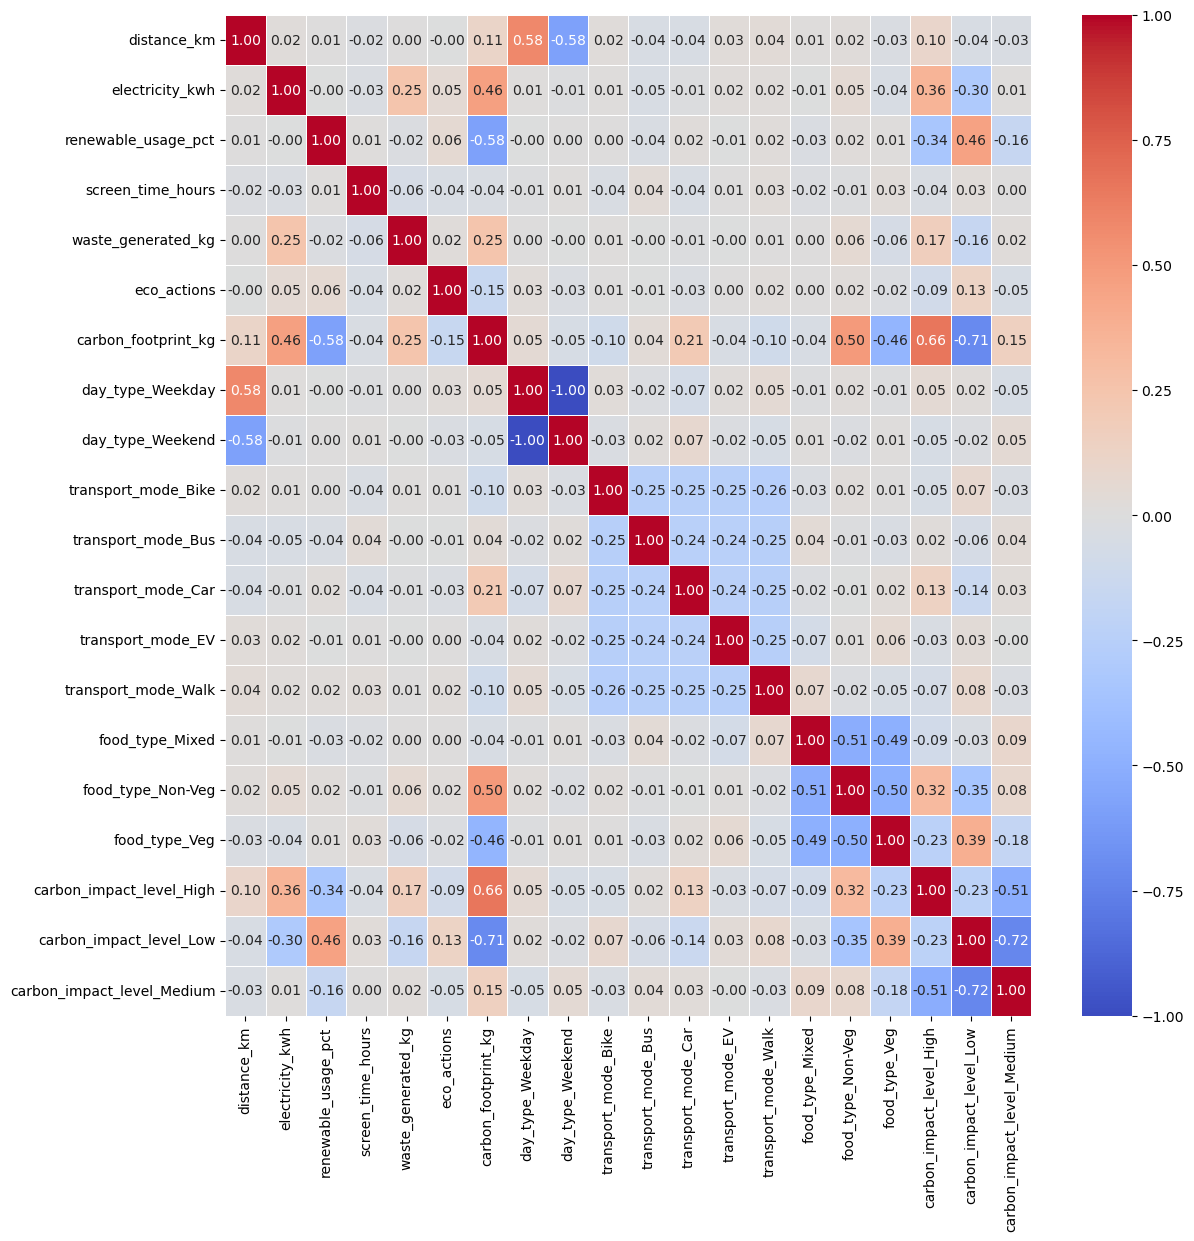
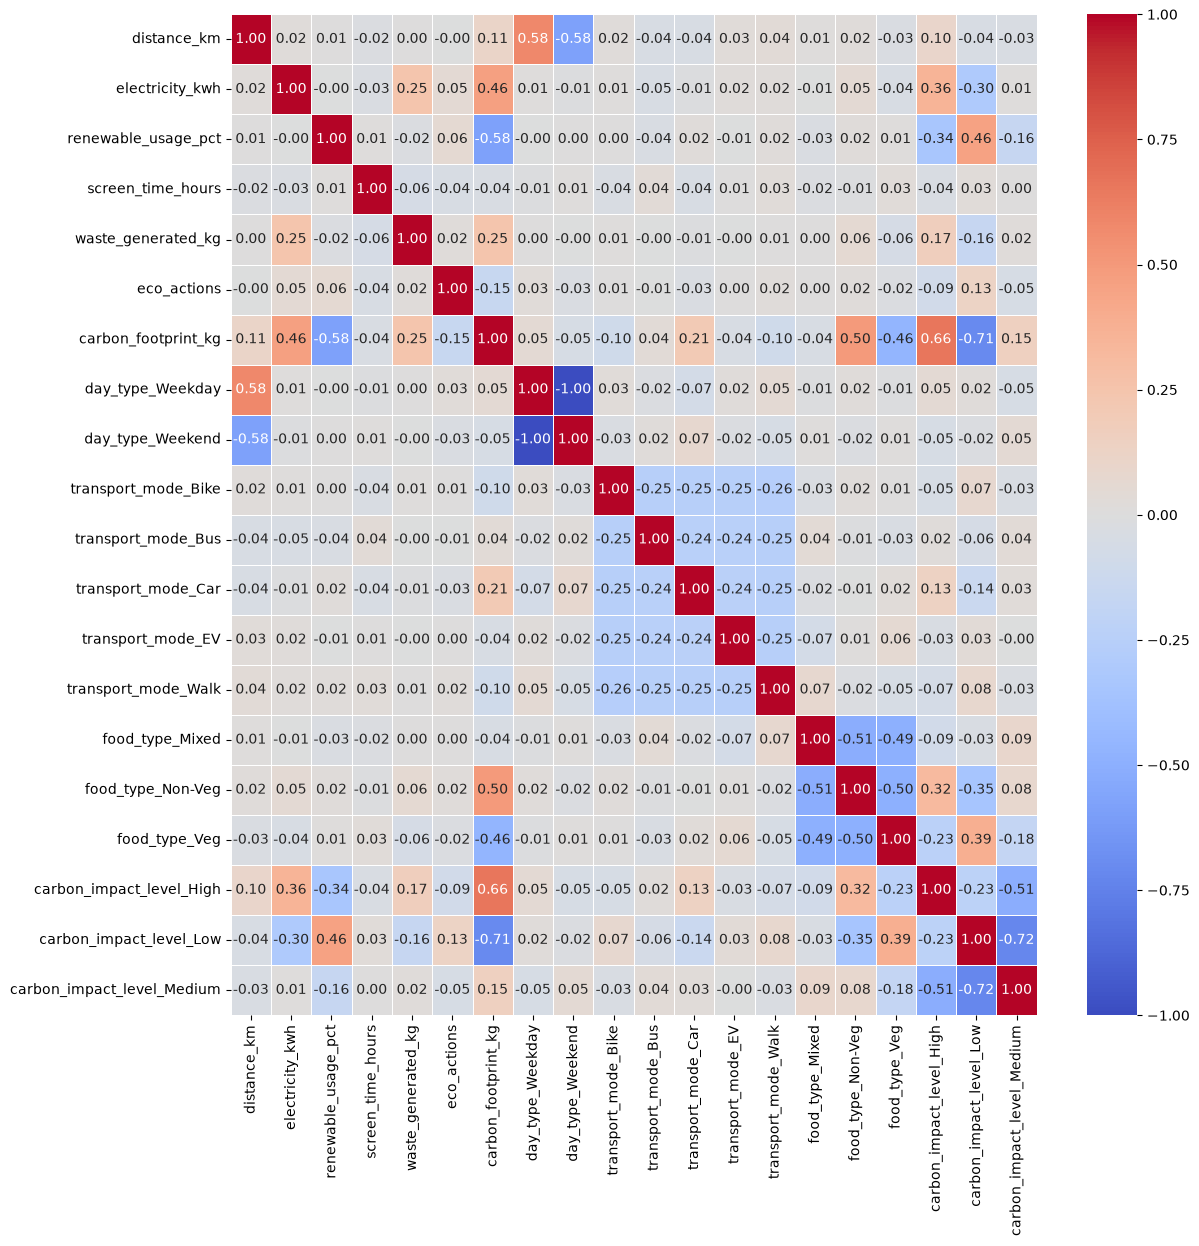
Unified diff of the notebook cell whose output changed from the first chart to the second:
--- before
+++ after
@@ -8,4 +8,3 @@
 df_corr2 = df_dummies.corr()
 sns.heatmap(df_corr2, annot=True, vmin=-1, vmax=1,cmap="coolwarm", fmt=".2f", linewidths=0.5)
-
-#df_dummies
+plt.show()

Commit: Updates and cleaning